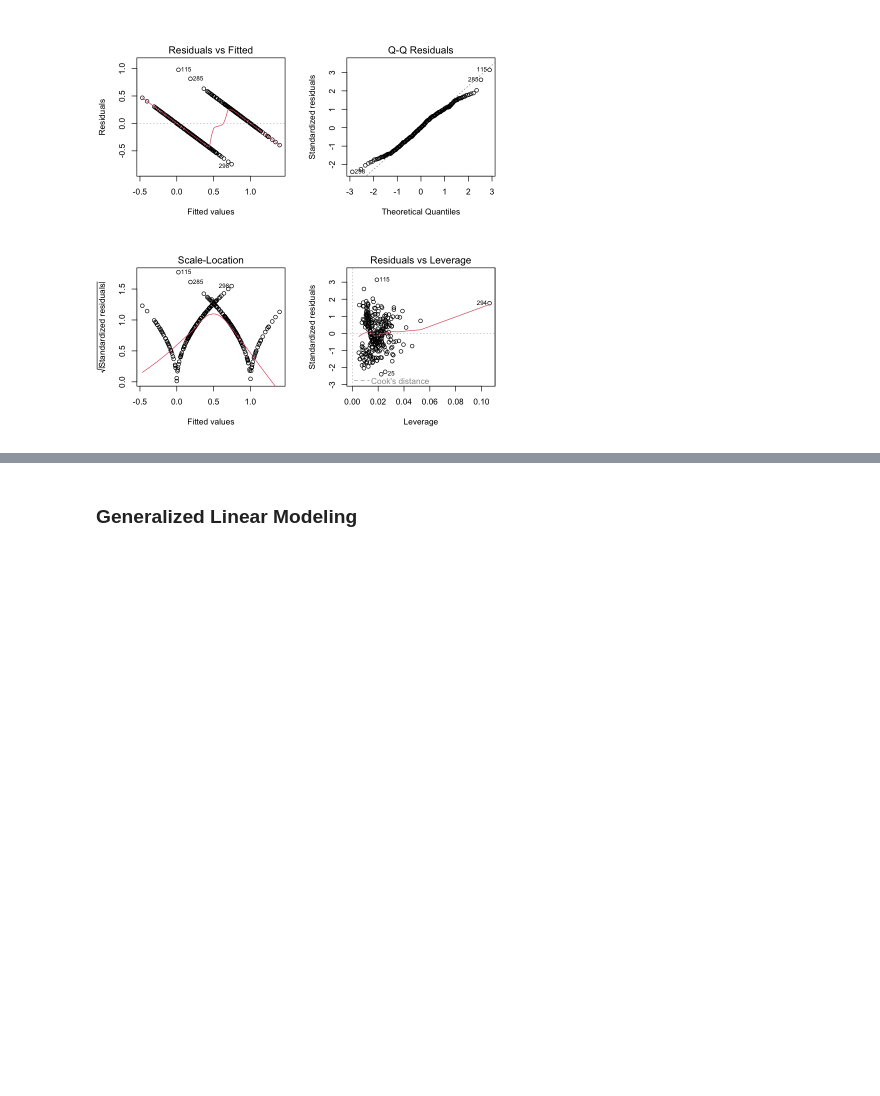
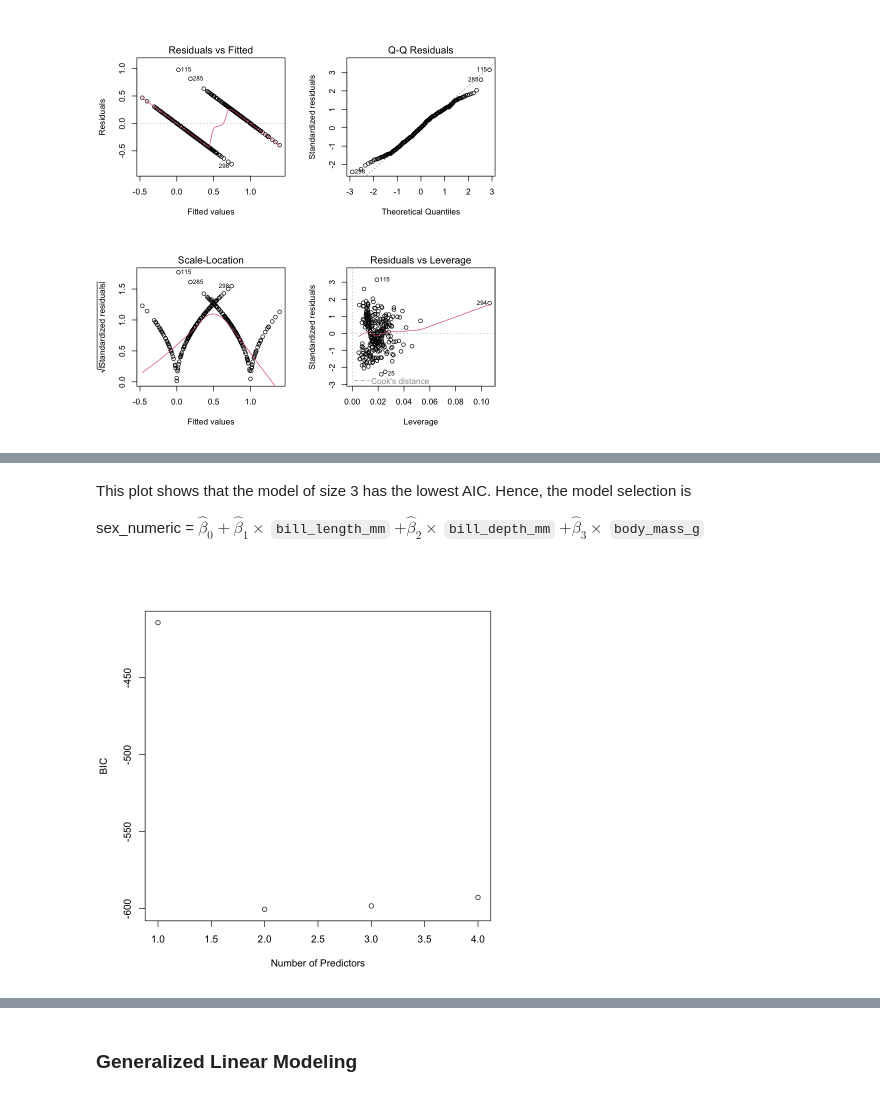
Before and after one commit to sasibonu/Stats2, a Jupyter notebook: Final_Project/Final_Project.ipynb, the cells around one changed output, grey strips where cells are left out. Drawn from its saved outputs; the diff is of its cells as text; code cells hidden in the pictures; blank space fills up the shorter version.

```diff
--- a/Final_Project/Final_Project.ipynb
+++ b/Final_Project/Final_Project.ipynb
@@ -390,0 +434,9 @@ plot(mlr_penguins_4)
+# %% [markdown]
+This plot shows that the model of size 3 has the lowest AIC. Hence, the model selection is
+
+sex_numeric = $\widehat\beta_0 + \widehat\beta_1 \times$ `bill_length_mm` $ + \widehat\beta_2 \times$ `bill_depth_mm` $ + \widehat\beta_3 \times$ `body_mass_g`
+# %%
+BIC = log(n)*(2:5) + n*log(reg_sub_sum$rss/n)
+plot(BIC ~ I(1:4), xlab = "Number of Predictors", ylab = "BIC")
+# %% [output]
+[figure, added]
```
Also changed, not shown: parts of 29 cells of this notebook, 1 other file.
